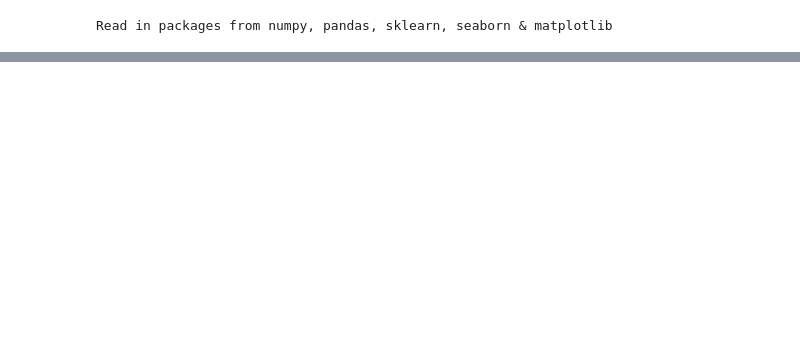
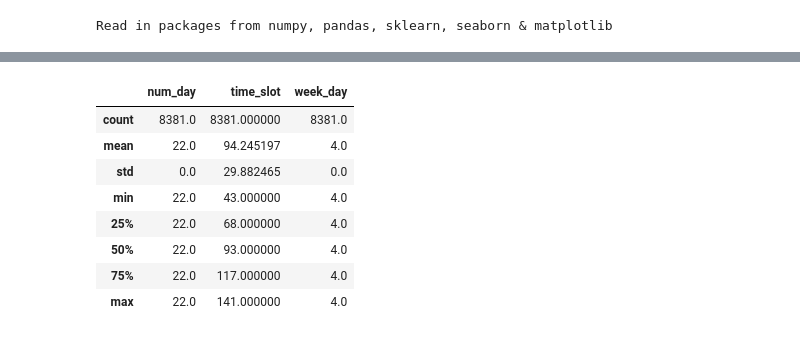
Before and after one commit to rvishakh/udacity, a Jupyter notebook: MLND/capstone/didi/template.ipynb, the cells around one changed output, grey strips where cells are left out. Drawn from its saved outputs; the diff is of its cells as text; code cells hidden in the pictures; blank space fills up the shorter version.

```diff
--- a/MLND/capstone/didi/template.ipynb
+++ b/MLND/capstone/didi/template.ipynb
@@ -302,0 +350,12 @@ WEATHER Features with non-numeric values:
+# %%
+traffic_test.describe()
+# %% [output]
+|  | num_day | time_slot | week_day |
+| count | 8381.0 | 8381.000000 | 8381.0 |
+| mean | 22.0 | 94.245197 | 4.0 |
+| std | 0.0 | 29.882465 | 0.0 |
+| min | 22.0 | 43.000000 | 4.0 |
+| 25% | 22.0 | 68.000000 | 4.0 |
+| 50% | 22.0 | 93.000000 | 4.0 |
+| 75% | 22.0 | 117.000000 | 4.0 |
+| max | 22.0 | 141.000000 | 4.0 |
```
Also changed, not shown: parts of 6 cells of this notebook.
